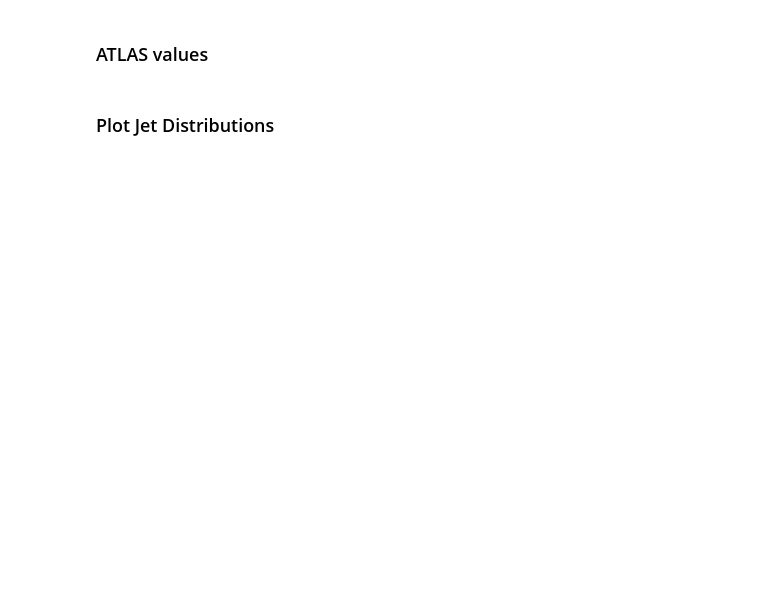
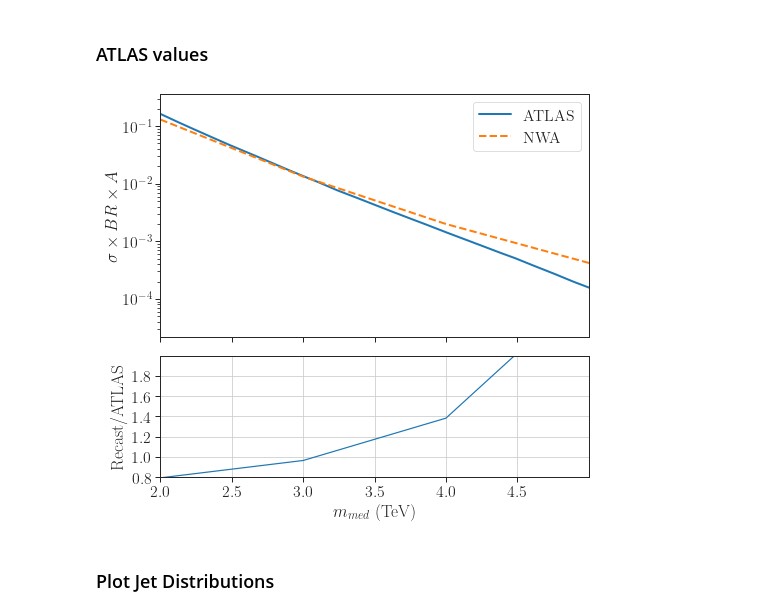
Before and after one commit to andlessa/MonoXSMS, a Jupyter notebook: plot-dists-Dijet.ipynb, the cells around one changed output. Cells and saved outputs as stored; diff of their text form; code cells hidden in the pictures; blank space fills up the shorter version.

```diff
--- a/plot-dists-Dijet.ipynb
+++ b/plot-dists-Dijet.ipynb
@@ -136,34 +148,36 @@ atlasF = interp1d(atlas_data['mMed'],atlas_data['sigmaBRAcc'],bounds_error=False
 # %%
 _, axarr = plt.subplots(2,sharex=True, gridspec_kw = {'height_ratios':[2, 1]},figsize=(7,7))
 plt.subplots_adjust(left=0.12, bottom=0.12, right=0.97, top=None, wspace=None, hspace=0.1)
 
 axarr[0].plot(atlas_data['mMed'],atlas_data['sigmaBRAcc'],linewidth=2,label='ATLAS')
 
 x = []
 y = []
 for mMed in acc:
     x.append(mMed/1e3)
     y.append(xsec[mMed]*br[mMed]*acc[mMed])
 
 axarr[0].plot(x,y,label='NWA',linewidth=2,linestyle='dashed')
 
 ratio = np.array(y)/atlasF(x)
 axarr[1].plot(x,ratio)
 
-axarr[1].set_yticks(np.arange(0.8,1.3,0.1))
-axarr[1].set_ylim(0.8,1.3)
+axarr[1].set_yticks(np.arange(0.8,2.0,0.2))
+axarr[1].set_ylim(0.8,2.0)
 axarr[1].grid()
 
 axarr[0].set_yscale('log')
 axarr[1].set_xlabel(r'$m_{med}$ (TeV)')
 axarr[0].set_ylabel(r'$\sigma \times BR \times A$')
 axarr[1].set_xticks(np.arange(2.,5.,0.5))
 axarr[1].set_xlim(2.0,5.0)
 
 axarr[0].legend()
 axarr[1].set_ylabel('Recast/ATLAS')
 
 plt.show()
+# %% [output]
+[figure, added]
 # %% [markdown]
 ### Plot Jet Distributions
 # %%
```
Also changed, not shown: parts of 5 cells of this notebook, 8 other files.
